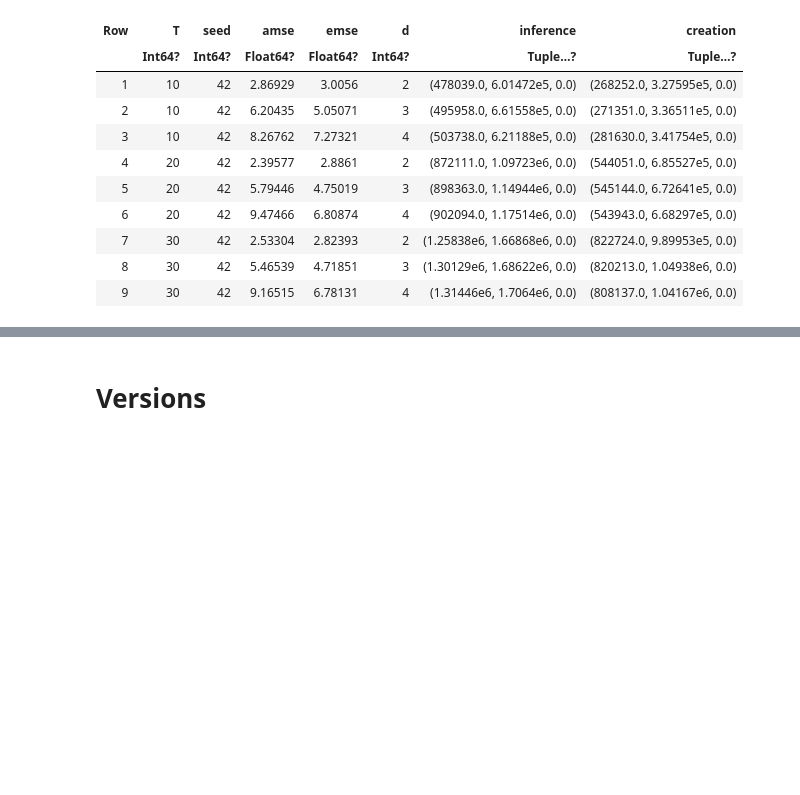
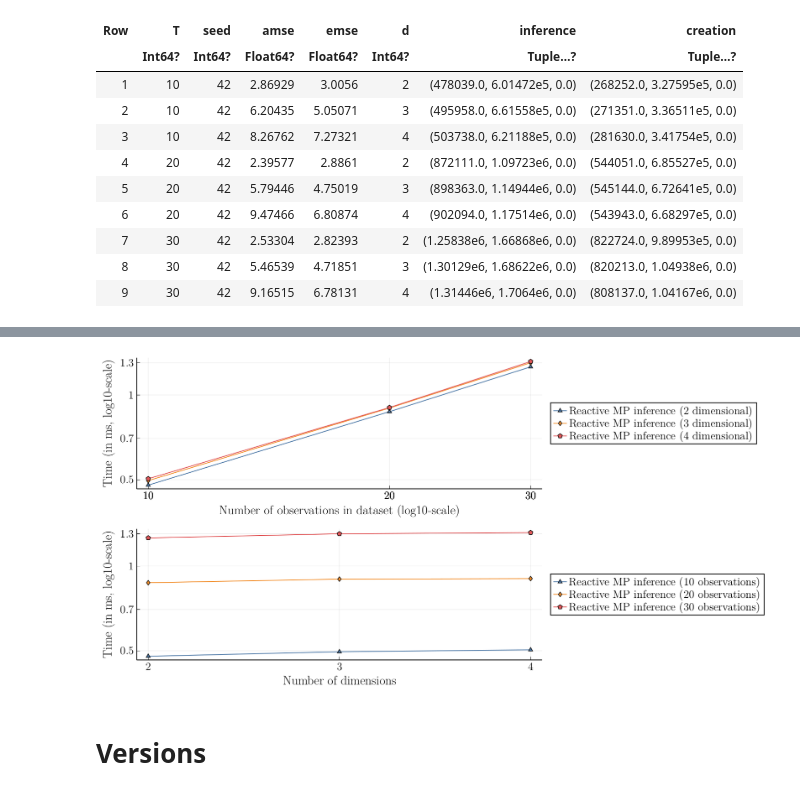
Before and after one commit to bvdmitri/phdthesis, a Jupyter notebook: notebooks/RxInfer/Linear Dynamical System/Benchmarks.ipynb, the cells around one changed output, grey strips where cells are left out. Drawn from its saved outputs; the diff is of its cells as text; code cells hidden in the pictures; blank space fills up the shorter version.

```diff
--- a/notebooks/RxInfer/Linear Dynamical System/Benchmarks.ipynb
+++ b/notebooks/RxInfer/Linear Dynamical System/Benchmarks.ipynb
@@ -90,5 +75,5 @@ end;
 # %%
-sort(prepare_benchmarks_table(bfolder), [ :T ])
+benchmarks_table = sort(prepare_benchmarks_table(bfolder), [ :T ])
 # %% [output]
 [ Info: Scanning folder /Users/bvdmitri/.julia/dev/thesis/data/lds/rxinfer for result files.
 [ Info: Added 9 entries.
@@ -107,3 +98,83 @@ sort(prepare_benchmarks_table(bfolder), [ :T ])
+# %%
+# `plotting`range
+colors = ColorSchemes.tableau_10
+
+# Some default settings for plotting
+pfontsettings = (
+    titlefontsize=18,
+    guidefontsize=16,
+    tickfontsize=14,
+    legendfontsize=14,
+    legend = :outerright,
+    legend_font_halign = :left,
+    size = (800, 300)
+)
+
+p1xticks = (benchmarks_table.T, string.(benchmarks_table.T))
+
+p1yticks = (
+    [ 0.01, 0.1, 0.3, 0.5, 0.7, 1, 1.3, 1.5, 2, 3 ],
+    [ "0.01", "0.1", "0.3", "0.5", "0.7", "1", "1.3", "1.5", "2", "3" ]
+)
+
+p1 = plot(
+    xlabel = "Number of observations in dataset (log10-scale)",
+    ylabel = "Time (in ms, log10-scale)";
+    xscale = :log10,
+    yscale = :log10,
+    xticks = p1xticks,
+    yticks = p1yticks,
+    pfontsettings...
+)
+
+nd = [ 2, 3, 4 ];
+mshapes = [ :utriangle, :diamond, :pentagon ]
+
+for (index, (mshape, d)) in enumerate(zip(mshapes, nd))
+    filtered = filter((r) -> r["d"] == d, benchmarks_table)
+    sorted      = sort(filtered, [ :T ])
+    range       = map(f -> f["T"], eachrow(sorted))
+    t_inference = map(f -> to_ms(f["inference"][1] - f["inference"][3]), eachrow(sorted))
+
+    plot!(p1, range, t_inference, label = "Reactive MP inference ($d dimensional)", marker = mshape, color = colors[index])
+end
+
+##
+
+p2xticks = (
+    [ 2, 3, 4 ],
+    string.([ 2, 3, 4 ])
+)
+
+p2yticks = (
+    [ 0.01, 0.1, 0.3, 0.5, 0.7, 1, 1.3, 1.5, 2, 3 ],
+    [ "0.01", "0.1", "0.3", "0.5", "0.7", "1", "1.3", "1.5", "2", "3" ]
+)
+
+p2 = plot(
+    xlabel = "Number of dimensions",
+    ylabel = "Time (in ms, log10-scale)";
+    yscale = :log10,
+    xticks = p2xticks,
+    yticks = p2yticks,
+    pfontsettings...
+)
+
+Ts = [ 10, 20, 30 ];
+mshapes = [ :utriangle, :diamond, :pentagon, :circle ]
+
+for (index, (mshape, T)) in enumerate(zip(mshapes, Ts))
+    filtered = filter((r) -> r["T"] == T, benchmarks_table)
+    sorted      = sort(filtered, [ :d ])
+    range       = map(f -> f["d"], eachrow(sorted))
+    t_inference = map(f -> to_ms(f["inference"][1] - f["inference"][3]), eachrow(sorted))
+
+    plot!(p2, range, t_inference, label = "Reactive MP inference ($T observations)", marker = mshape, color = colors[index])
+end
+
+plot(p1, p2, size = (800, 600), layout = @layout([ a; b ]))
+# %% [output]
+[figure, added]
 # %% [markdown]
 # Versions
 # %%
```
Also changed, not shown: parts of 5 cells of this notebook, 12 other files.
